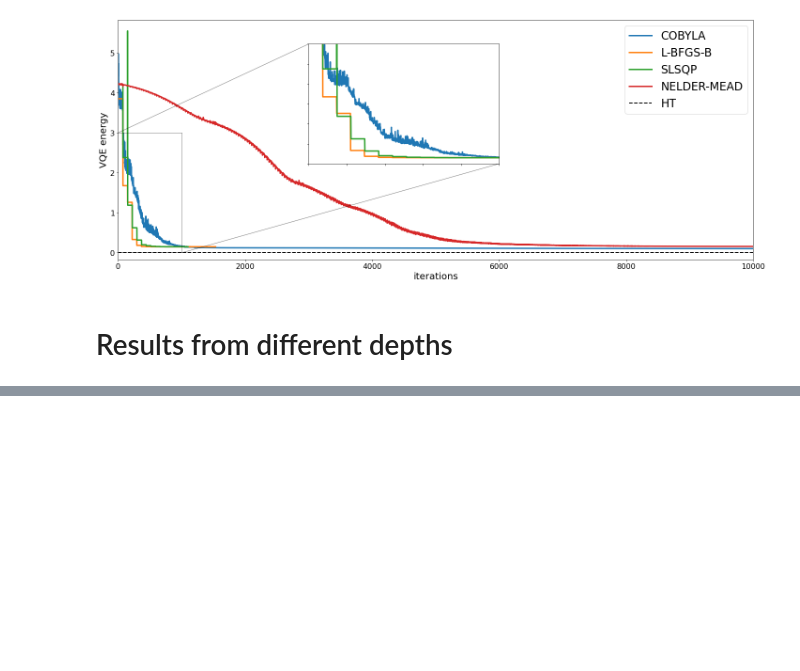
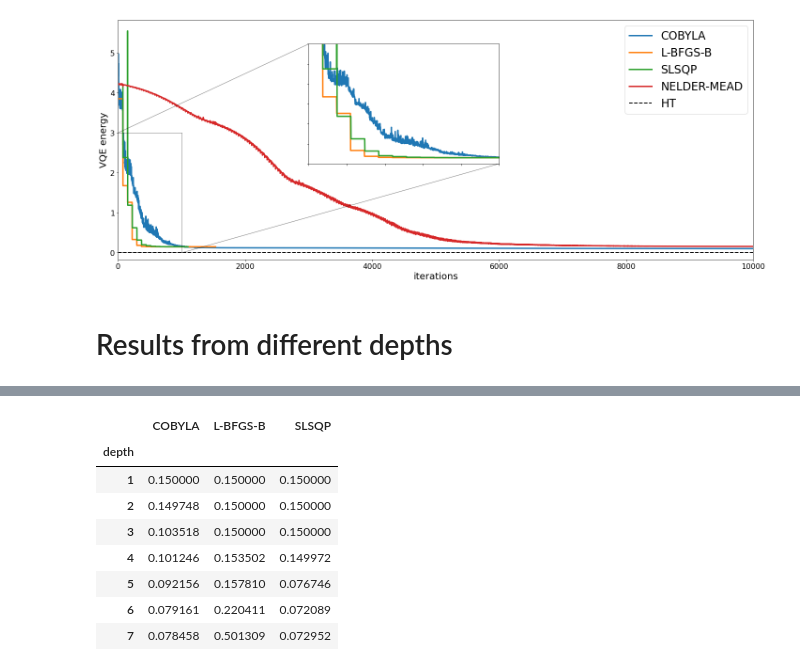
Before and after one commit to erinaldi/bmn2-qiskit, a Jupyter notebook: notebooks/00_figures.ipynb, the cells around one changed output, grey strips where cells are left out. Drawn from its saved outputs; the diff is of its cells as text; code cells hidden in the pictures; blank space fills up the shorter version.

```diff
--- a/notebooks/00_figures.ipynb
+++ b/notebooks/00_figures.ipynb
@@ -48,7 +48,7 @@ def collect_data(
 Parameters
 # %%
 depth = 3
-g2N = 2.0
+g2N = 0.2
 varform = ['ry','rz']
 nrep = 10
 maxit = 10000
@@ -197,0 +205,13 @@ SLSQP     0.072089  0.124606  0.099203  0.023279
+# %%
+dfds = pd.DataFrame.from_dict(ds,orient='index',dtype=float).rename_axis("depth")
+dfds
+# %% [output]
+|  | COBYLA | L-BFGS-B | SLSQP |
+| depth |  |  |  |
+| 1 | 0.150000 | 0.150000 | 0.150000 |
+| 2 | 0.149748 | 0.150000 | 0.150000 |
+| 3 | 0.103518 | 0.150000 | 0.150000 |
+| 4 | 0.101246 | 0.153502 | 0.149972 |
+| 5 | 0.092156 | 0.157810 | 0.076746 |
+| 6 | 0.079161 | 0.220411 | 0.072089 |
+| 7 | 0.078458 | 0.501309 | 0.072952 |
```
Also changed, not shown: parts of 6 cells of this notebook, 2 other files.
